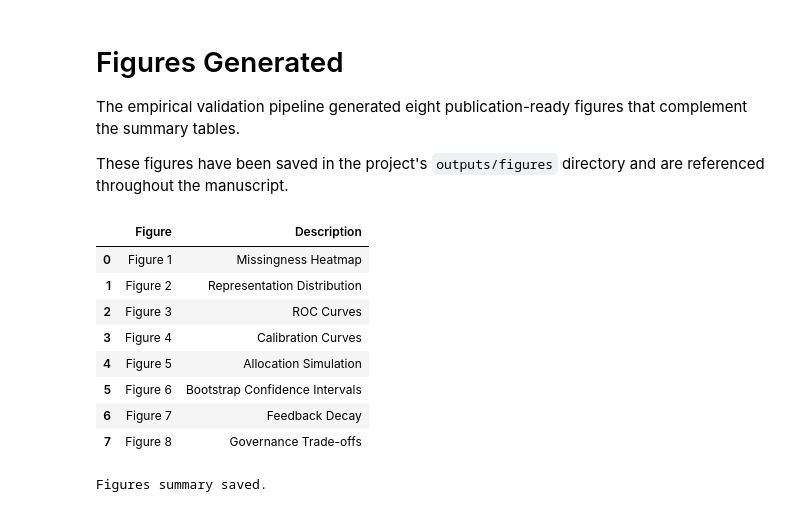
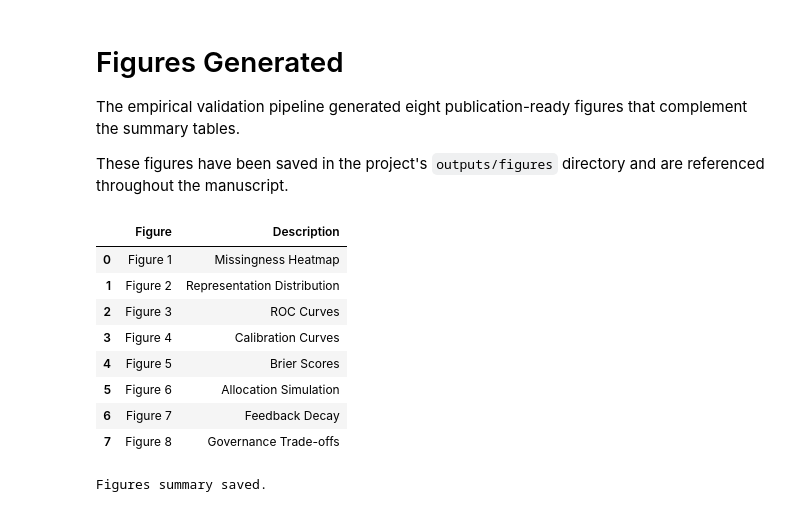
Before and after one commit to AkaogorEmmanuelUkamaka/simulated_subjecthood, a Jupyter notebook: notebooks/09_results_summary.ipynb, the cells around one changed output. Drawn from its saved outputs; the diff is of its cells as text; code cells hidden in the pictures.

```diff
--- a/notebooks/09_results_summary.ipynb
+++ b/notebooks/09_results_summary.ipynb
@@ -192,38 +195,39 @@ The empirical validation pipeline generated eight publication-ready figures that
 
 These figures have been saved in the project's `outputs/figures` directory and are referenced throughout the manuscript.
 # %%
+
 figures_summary = pd.DataFrame({
     "Figure": [
         "Figure 1",
         "Figure 2",
         "Figure 3",
         "Figure 4",
         "Figure 5",
         "Figure 6",
         "Figure 7",
         "Figure 8",
     ],
     "Description": [
         "Missingness Heatmap",
         "Representation Distribution",
         "ROC Curves",
         "Calibration Curves",
+        "Brier Scores",
         "Allocation Simulation",
-        "Bootstrap Confidence Intervals",
         "Feedback Decay",
         "Governance Trade-offs",
     ],
 })
 
 display(figures_summary)
 # %% [output]
 |  | Figure | Description |
 | 0 | Figure 1 | Missingness Heatmap |
 | 1 | Figure 2 | Representation Distribution |
 | 2 | Figure 3 | ROC Curves |
 | 3 | Figure 4 | Calibration Curves |
-| 4 | Figure 5 | Allocation Simulation |
-| 5 | Figure 6 | Bootstrap Confidence Intervals |
+| 4 | Figure 5 | Brier Scores |
+| 5 | Figure 6 | Allocation Simulation |
 | 6 | Figure 7 | Feedback Decay |
 | 7 | Figure 8 | Governance Trade-offs |
 # %%
```
Also changed, not shown: parts of 2 cells of this notebook, 11 other files.
